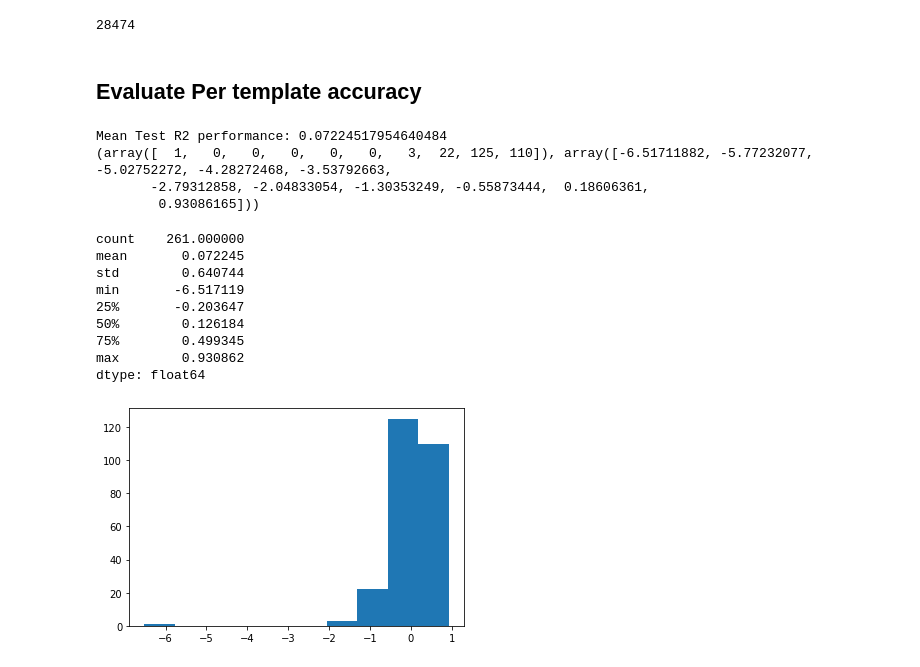
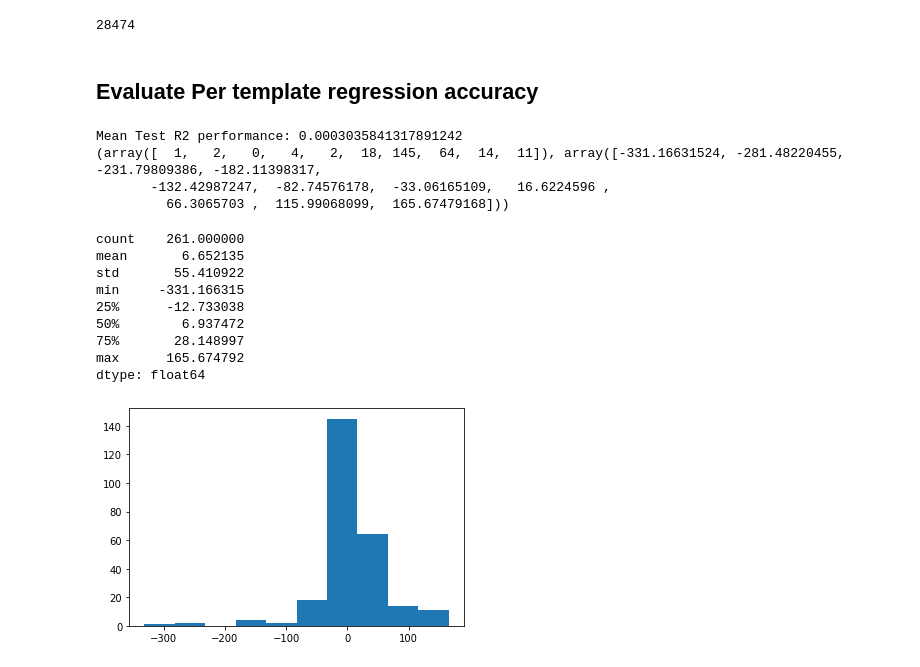
Before and after one commit to sharmapulkit/TreeInterpretability_AnomalyExplanation, a Jupyter notebook: shap/notebooks/Analyse_PostgreSQL.ipynb, the cells around one changed output. Saved outputs shown, nothing was run; the diff lists cells and outputs as text; code cells hidden in the pictures.

```diff
--- a/shap/notebooks/Analyse_PostgreSQL.ipynb
+++ b/shap/notebooks/Analyse_PostgreSQL.ipynb
@@ -49,3 +50,10 @@ covariate_columns = ['rows', 'creation_year', 'num_ref_tables', 'num_joins', 'nu
                     'favorite_count']
 feature_columns = covariate_columns.copy()
 feature_columns.extend(treatment_columns)
+# %%
+covariate_columns_shortlist = ['num_joins', 'num_group_by', 'creation_year', 'num_ref_tables', 'local_hit_blocks', 'favorite_count']
+# %%
+#f = data.groupby(['num_joins', 'num_group_by']).url.count()
+print(data.shape)
+f = data.groupby(covariate_columns_shortlist).size().reset_index().rename(columns={0:'count_covariate'})
+f
@@ -1154,34 +1208,39 @@ estimator.get_n_leaves()
 # %% [output]
 28474
 # %% [markdown]
-## Evaluate Per template accuracy
+## Evaluate Per template regression accuracy
 # %%
-evaluationfilesPath = "../../../garage/postgresqlTemplates_accuracy/evaluation/"
+evaluationfilesPath = "../../../garage/Subset/evaluation_2/"
 # %%
-evalfiles = os.listdir(evaluationfilesPath)
+evalfiles = glob.glob(evaluationfilesPath+"*.txt")
 shapacc=[]
+sizes = []
 for filename in evalfiles:
     with open(evaluationfilesPath + filename, 'r') as f:
-        _shapacc = float(f.readlines()[1].strip().split(':')[1])
-        shapacc.append(_shapacc)
+        lines = f.readlines()
+        _shapacc = float(lines[1].strip().split(':')[1])
+        size = int(lines[2].strip().split(':')[1])
+        shapacc.append(_shapacc*size)
+#         shapacc.append(_shapacc)
+        sizes.append(size)
 
-print("Mean Test R2 performance:", np.mean(shapacc))
+print("Mean Test R2 performance:", np.mean(shapacc)/np.sum(sizes))
 h = np.histogram(shapacc)
 print(h)
 plt.hist(shapacc)
 pd.Series(shapacc).describe()
 # %% [output]
-Mean Test R2 performance: 0.07224517954640484
-(array([  1,   0,   0,   0,   0,   0,   3,  22, 125, 110]), array([-6.51711882, -5.77232077, -5.02752272, -4.28272468, -3.53792663,
-       -2.79312858, -2.04833054, -1.30353249, -0.55873444,  0.18606361,
-        0.93086165]))
+Mean Test R2 performance: 0.0003035841317891242
+(array([  1,   2,   0,   4,   2,  18, 145,  64,  14,  11]), array([-331.16631524, -281.48220455, -231.79809386, -182.11398317,
+       -132.42987247,  -82.74576178,  -33.06165109,   16.6224596 ,
+         66.3065703 ,  115.99068099,  165.67479168]))
 count    261.000000
-mean       0.072245
-std        0.640744
-min       -6.517119
-25%       -0.203647
-50%        0.126184
-75%        0.499345
-max        0.930862
+mean       6.652135
+std       55.410922
+min     -331.166315
+25%      -12.733038
+50%        6.937472
+75%       28.148997
+max      165.674792
 dtype: float64
-[figure, old version]
+[figure, new version]
```
Also changed, not shown: parts of 12 cells of this notebook, 3 other files.
